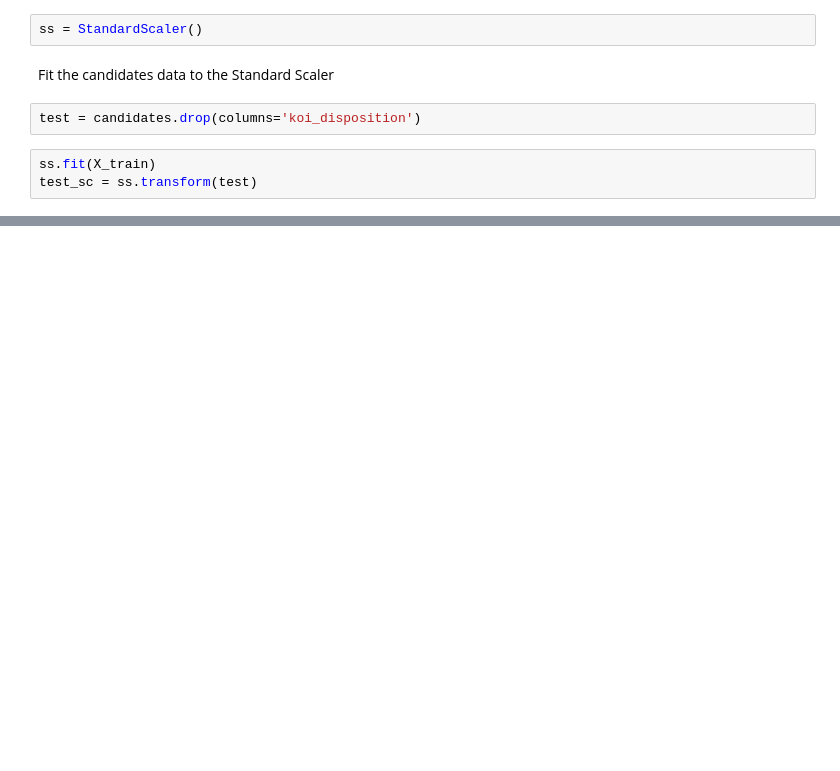
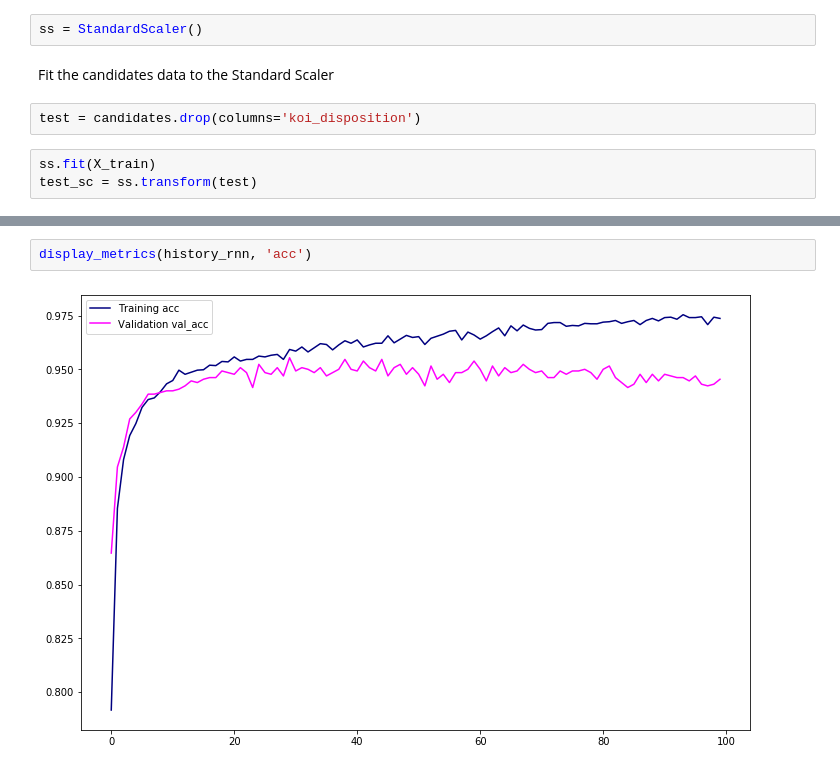
Before and after one commit to MattPat1981/exoplanet_alpha_models, a Jupyter notebook: code/KOI_EDA.ipynb, the cells around one changed output, grey strips where cells are left out. Drawn from its saved outputs; the diff is of its cells as text; blank space fills up the shorter version.

```diff
--- a/code/KOI_EDA.ipynb
+++ b/code/KOI_EDA.ipynb
@@ -198,0 +296,4 @@ Name: exoplanet, dtype: int64
+# %%
+display_metrics(history_rnn, 'acc')
+# %% [output]
+[figure, added]
```
Also changed, not shown: parts of 21 cells of this notebook, 1 other file.
